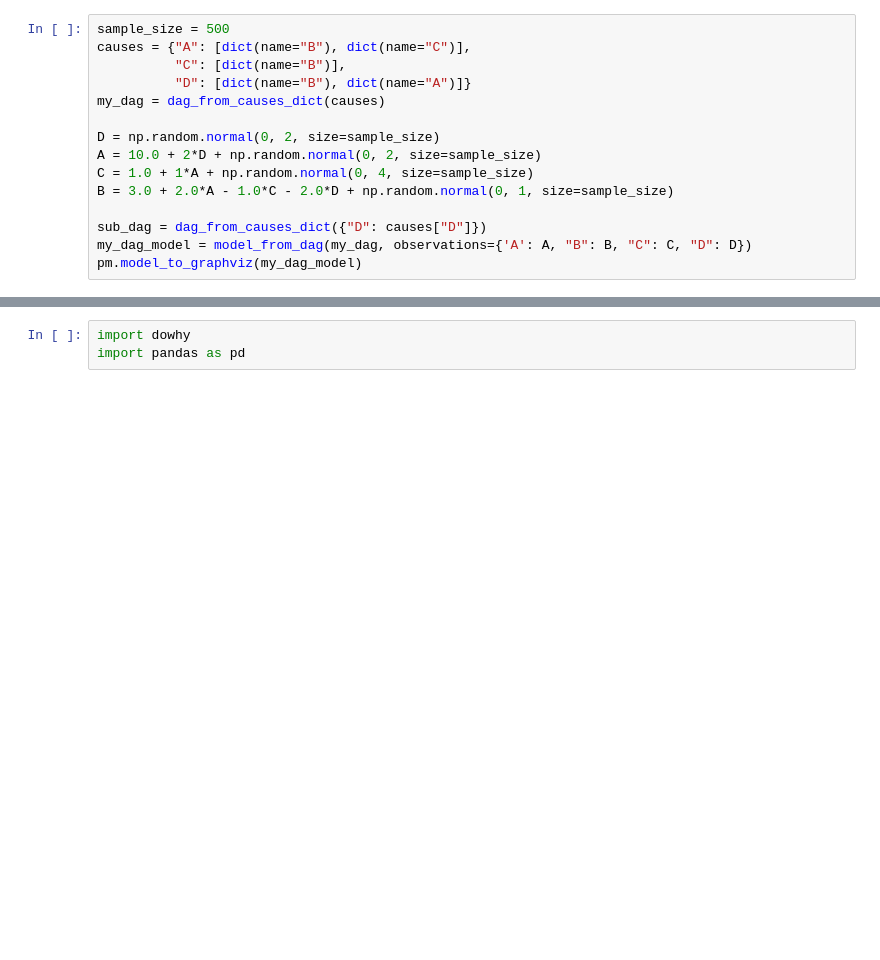
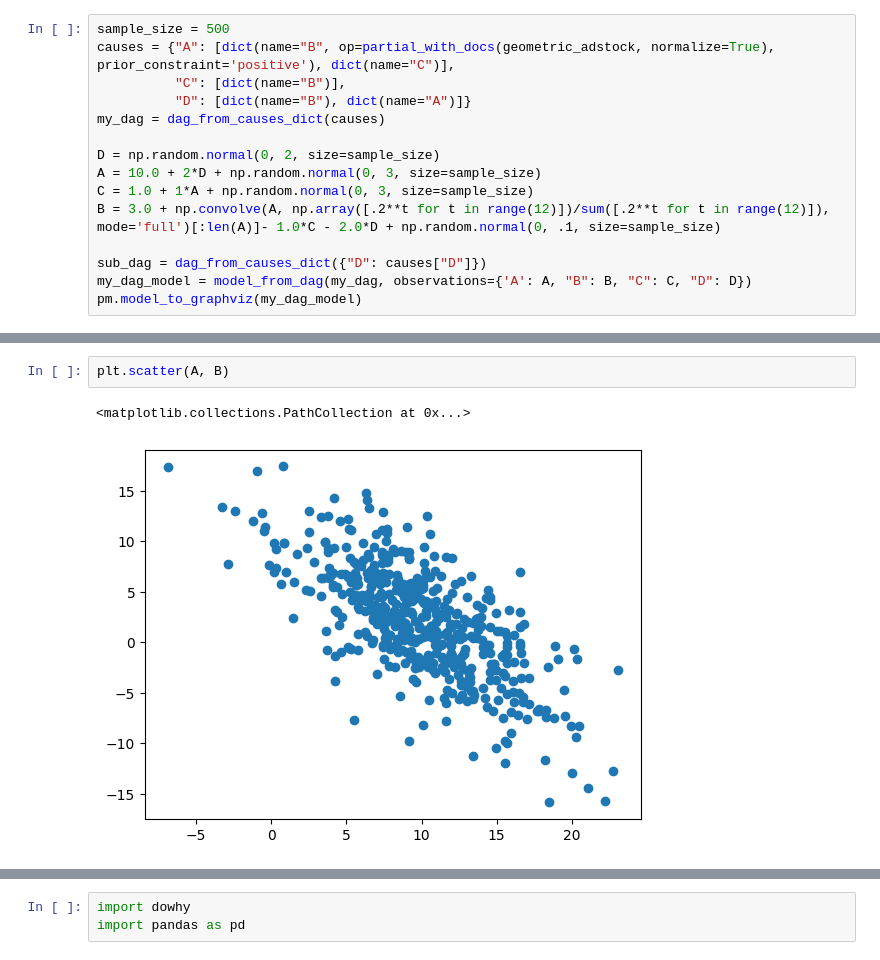
Before and after one commit to redam94/dag_api, a Jupyter notebook: notebooks/load_pydantic.ipynb, the cells around one changed output, grey strips where cells are left out. Drawn from its saved outputs; the diff is of its cells as text; blank space fills up the shorter version.

```diff
--- a/notebooks/load_pydantic.ipynb
+++ b/notebooks/load_pydantic.ipynb
@@ -8,17 +39,22 @@ WARNING (pytensor.tensor.blas): Using NumPy C-API based implementation for BLAS
 # %%
 sample_size = 500
-causes = {"A": [dict(name="B"), dict(name="C")],
+causes = {"A": [dict(name="B", op=partial_with_docs(geometric_adstock, normalize=True), prior_constraint='positive'), dict(name="C")],
           "C": [dict(name="B")],
           "D": [dict(name="B"), dict(name="A")]}
 my_dag = dag_from_causes_dict(causes)
 
 D = np.random.normal(0, 2, size=sample_size)
-A = 10.0 + 2*D + np.random.normal(0, 2, size=sample_size)
-C = 1.0 + 1*A + np.random.normal(0, 4, size=sample_size)
-B = 3.0 + 2.0*A - 1.0*C - 2.0*D + np.random.normal(0, 1, size=sample_size)
+A = 10.0 + 2*D + np.random.normal(0, 3, size=sample_size)
+C = 1.0 + 1*A + np.random.normal(0, 3, size=sample_size)
+B = 3.0 + np.convolve(A, np.array([.2**t for t in range(12)])/sum([.2**t for t in range(12)]), mode='full')[:len(A)]- 1.0*C - 2.0*D + np.random.normal(0, .1, size=sample_size)
 
 sub_dag = dag_from_causes_dict({"D": causes["D"]})
 my_dag_model = model_from_dag(my_dag, observations={'A': A, "B": B, "C": C, "D": D})
 pm.model_to_graphviz(my_dag_model)
 # %% [output]
 [drawing not drawn]
+# %%
+plt.scatter(A, B)
+# %% [output]
+<matplotlib.collections.PathCollection at 0x...>
+[figure, added]
```
Also changed, not shown: parts of 17 cells of this notebook, 2 other files.
